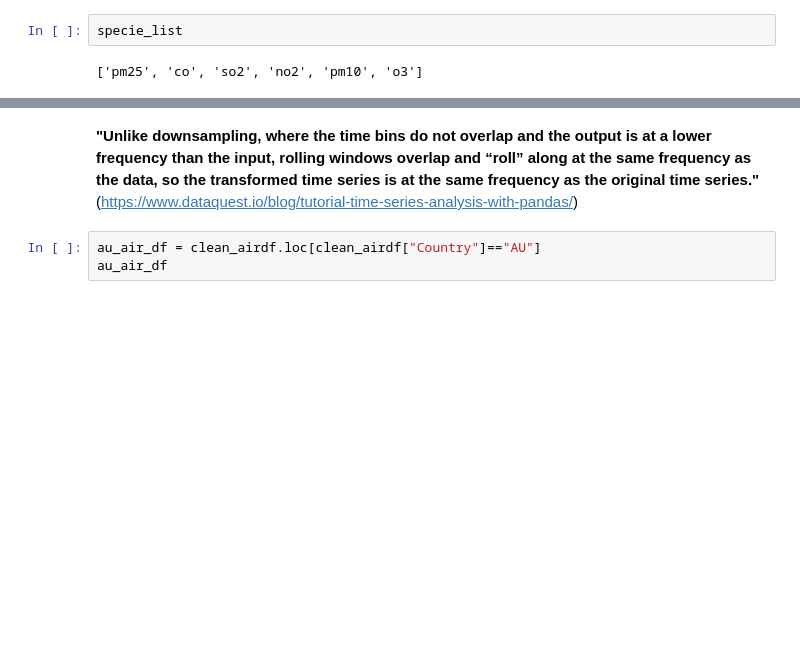
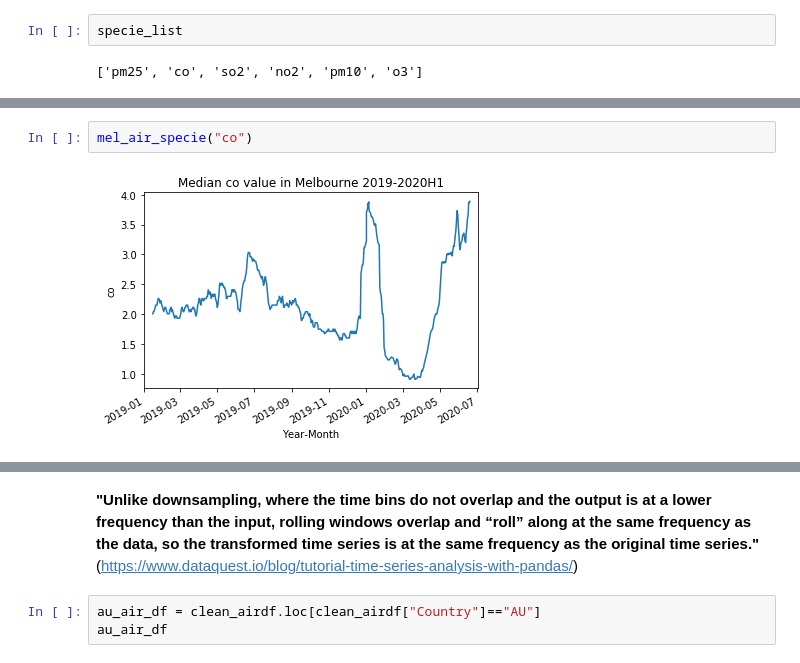
Before and after one commit to poojaisabelle/Project-One, a Jupyter notebook: data_exploration_cleanup_MASTER.ipynb, the cells around one changed output, grey strips where cells are left out. Cells and saved outputs as stored; diff of their text form; blank space fills up the shorter version.

```diff
--- a/data_exploration_cleanup_MASTER.ipynb
+++ b/data_exploration_cleanup_MASTER.ipynb
@@ -347,0 +358,4 @@ rolling_median_pm25_vic_air.plot(figsize=(11.5, 7), title="Median pm2.5 value in
+# %%
+mel_air_specie("co")
+# %% [output]
+[figure, added]
```
Also changed, not shown: parts of 31 cells of this notebook.
